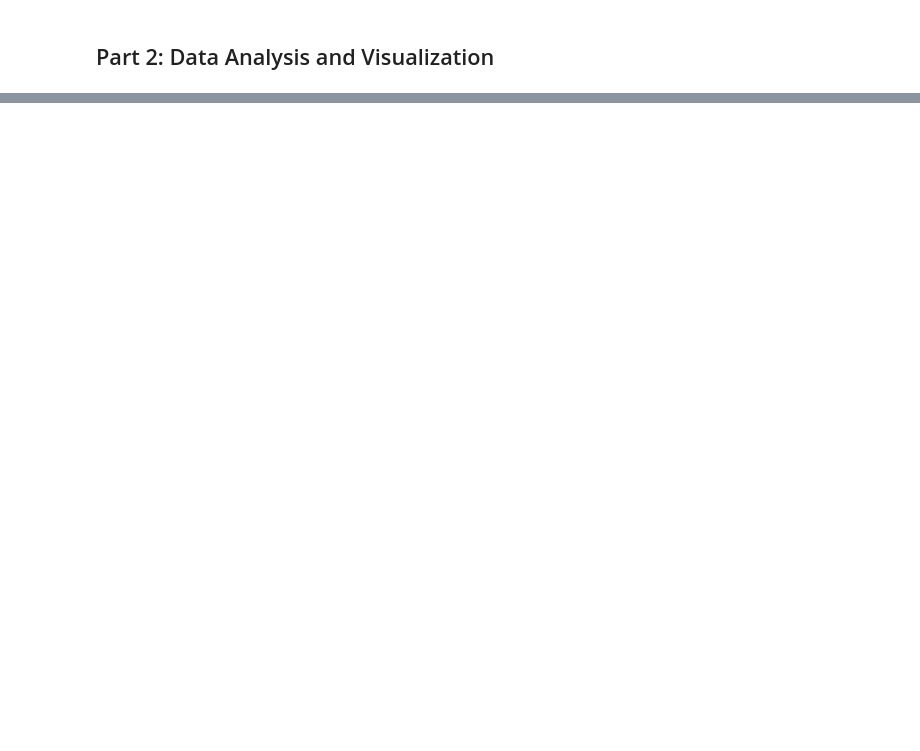
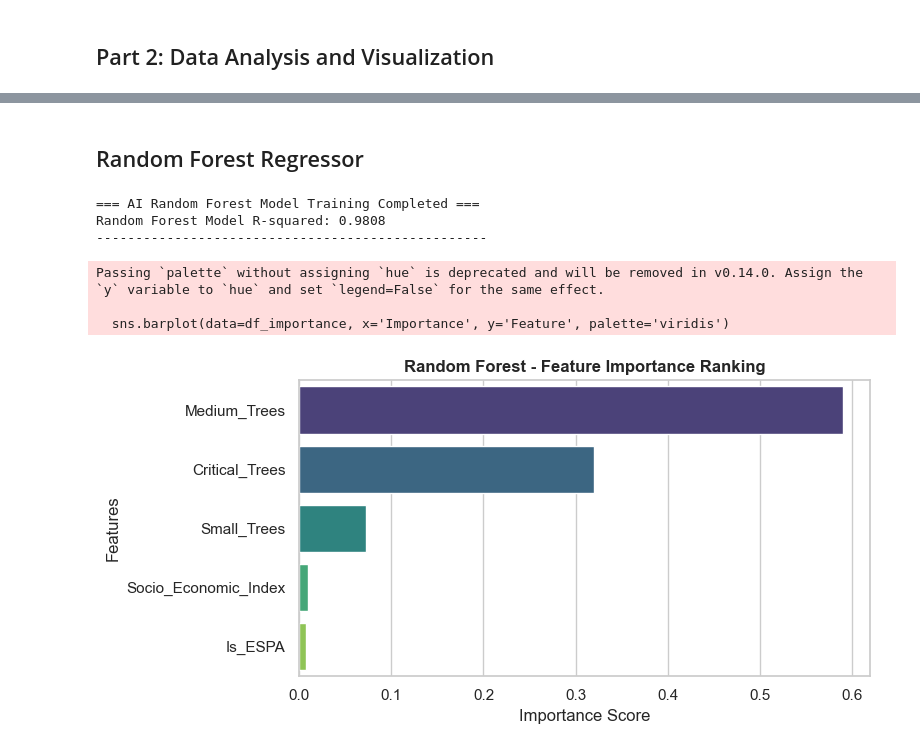
Before and after one commit to caatat741213/EUFP_AI_Tree_Canopy, a Jupyter notebook: Assignment_1.ipynb, the cells around one changed output, grey strips where cells are left out. Drawn from its saved outputs; the diff is of its cells as text; code cells hidden in the pictures; blank space fills up the shorter version.

```diff
--- a/Assignment_1.ipynb
+++ b/Assignment_1.ipynb
@@ -163,3 +175,14 @@ espa_indicators = tracts_with_espa[[area_id, 'Is_ESPA']].drop_duplicates()
+# %%
+area_id = 'DGUID'
+
+tree_counts = tree_with_census.groupby(area_id).size().reset_index(name='Total_Trees')
+
+critical_trees = tree_with_census[tree_with_census['dbh_cm'] > 45].groupby(area_id).size().reset_index(name='Critical_Trees')
+
+canopy_area = canopy_intersect.groupby(area_id)['Intersect_Area_Size'].sum().reset_index(name='Real_Canopy_Area')
+
+tracts_with_espa['Is_ESPA'] = tracts_with_espa['index_right'].notna().astype(int)
+espa_indicators = tracts_with_espa[[area_id, 'Is_ESPA']].drop_duplicates()
 # %% [markdown]
 ## Merge all space metrics into census dataframe
 # %%
@@ -499,0 +617,43 @@ $$\text{Annual Maintenance Cost} = \$60,650 + \$1,197 \times \text{Critical Tree
+# %% [markdown]
+## Random Forest Regressor
+# %%
+from sklearn.ensemble import RandomForestRegressor
+from sklearn.metrics import r2_score
+
+# 1. 準備訓練數據 (延用你原本定義的特徵與目標變數)
+features = ['Small_Trees', 'Medium_Trees', 'Critical_Trees', 'Is_ESPA', 'Socio_Economic_Index']
+X_rf = df_active[features]
+y_rf = df_active['Annual_Maintenance_Cost']
+
+# 2. 初始化並訓練隨機森林模型 (設定隨機種子以利復現)
+rf_model = RandomForestRegressor(n_estimators=100, random_state=66)
+rf_model.fit(X_rf, y_rf)
+
+# 3. 評估模型效能
+y_pred_rf = rf_model.predict(X_rf)
+r2_rf = r2_score(y_rf, y_pred_rf)
+
+print("=== AI Random Forest Model Training Completed ===")
+print(f"Random Forest Model R-squared: {r2_rf:.4f}")
+print("-" * 50)
+
+# 4. 繪製特徵重要性圖表 (Feature Importance)
+importances = rf_model.feature_importances_
+df_importance = pd.DataFrame({'Feature': features, 'Importance': importances}).sort_values(by='Importance', ascending=False)
+
+plt.figure(figsize=(8, 4))
+sns.barplot(data=df_importance, x='Importance', y='Feature', palette='viridis')
+plt.title('Random Forest - Feature Importance Ranking', fontsize=12, fontweight='bold')
+plt.xlabel('Importance Score')
+plt.ylabel('Features')
+plt.tight_layout()
+plt.savefig('img/rf_feature_importance.png', dpi=300)
+plt.show()
+# %% [output]
+=== AI Random Forest Model Training Completed ===
+Random Forest Model R-squared: 0.9808
+--------------------------------------------------
+Passing `palette` without assigning `hue` is deprecated and will be removed in v0.14.0. Assign the `y` variable to `hue` and set `legend=False` for the same effect.
+
+  sns.barplot(data=df_importance, x='Importance', y='Feature', palette='viridis')
+[figure, added]
```
Also changed, not shown: parts of 38 cells of this notebook, 26 other files.
